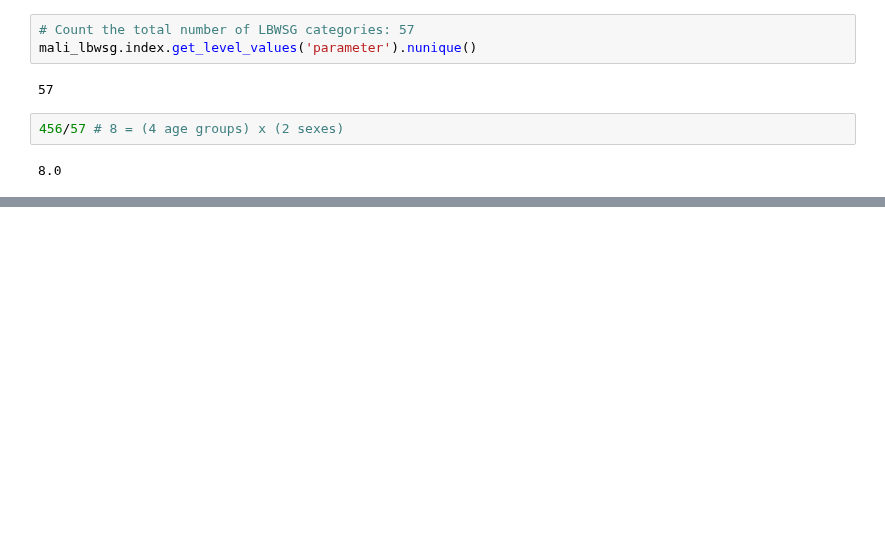
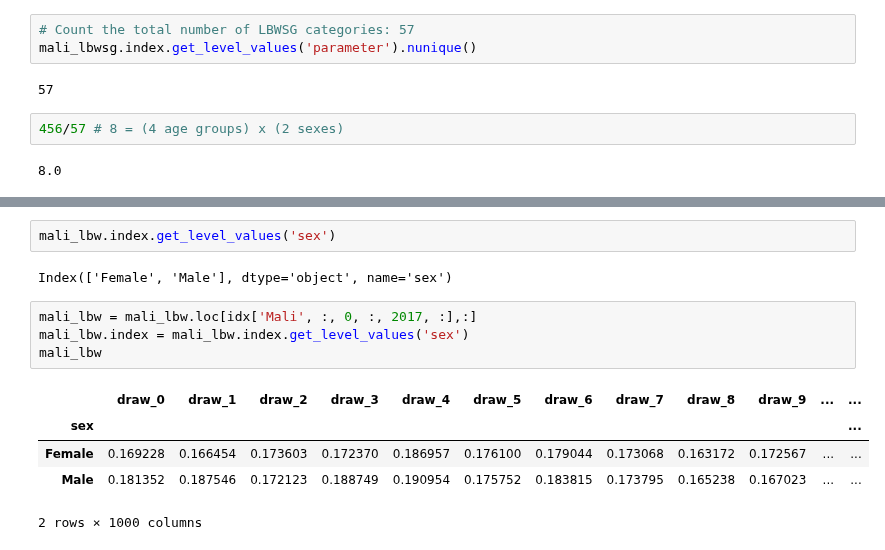
Before and after one commit to ihmeuw/vivarium_data_analysis, a Jupyter notebook: output_processing/gates_bep/2020_02_05b_mali_lbwsg.ipynb, the cells around one changed output, grey strips where cells are left out. Cells and saved outputs as stored; diff of their text form; blank space fills up the shorter version.

```diff
--- a/output_processing/gates_bep/2020_02_05b_mali_lbwsg.ipynb
+++ b/output_processing/gates_bep/2020_02_05b_mali_lbwsg.ipynb
@@ -197,0 +282,14 @@ mali_lbwsg.index.get_level_values('parameter').nunique()
+# %%
+mali_lbw.index.get_level_values('sex')
+# %% [output]
+Index(['Female', 'Male'], dtype='object', name='sex')
+# %%
+mali_lbw = mali_lbw.loc[idx['Mali', :, 0, :, 2017, :],:]
+mali_lbw.index = mali_lbw.index.get_level_values('sex')
+mali_lbw
+# %% [output]
+|  | draw_0 | draw_1 | draw_2 | draw_3 | draw_4 | draw_5 | draw_6 | draw_7 | draw_8 | draw_9 | ... | ... |
+| sex |  |  |  |  |  |  |  |  |  |  |  | ... |
+| Female | 0.169228 | 0.166454 | 0.173603 | 0.172370 | 0.186957 | 0.176100 | 0.179044 | 0.173068 | 0.163172 | 0.172567 | ... | ... |
+| Male | 0.181352 | 0.187546 | 0.172123 | 0.188749 | 0.190954 | 0.175752 | 0.183815 | 0.173795 | 0.165238 | 0.167023 | ... | ... |
+2 rows × 1000 columns
```
Also changed, not shown: parts of 25 cells of this notebook.
